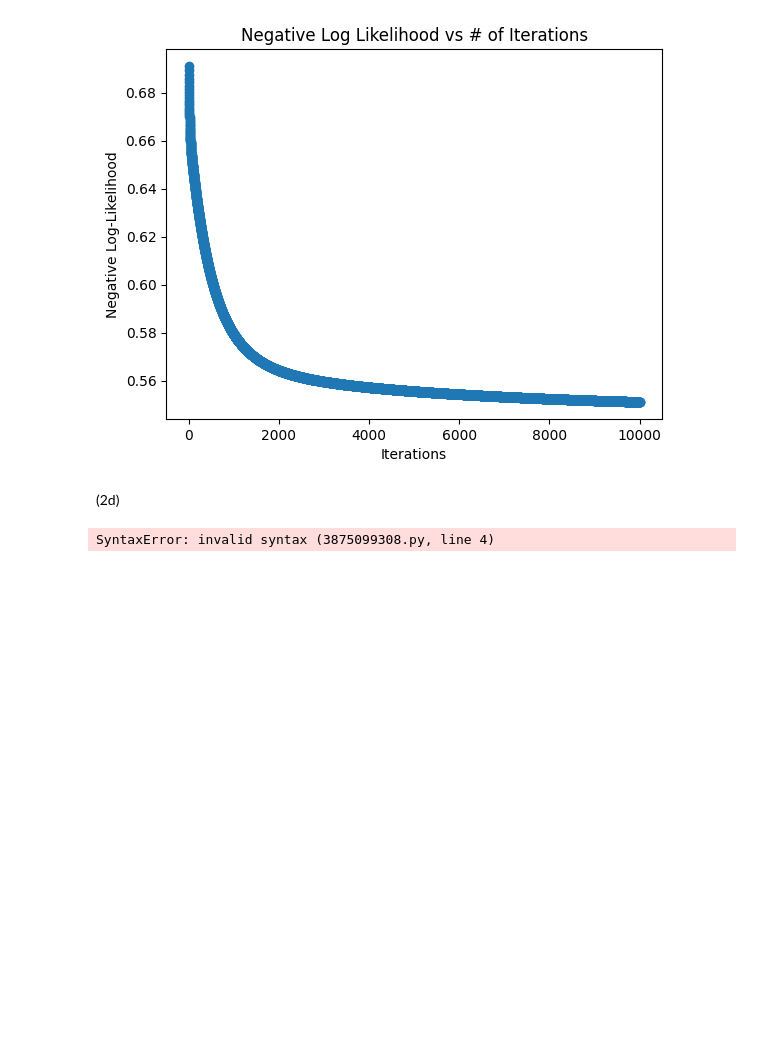
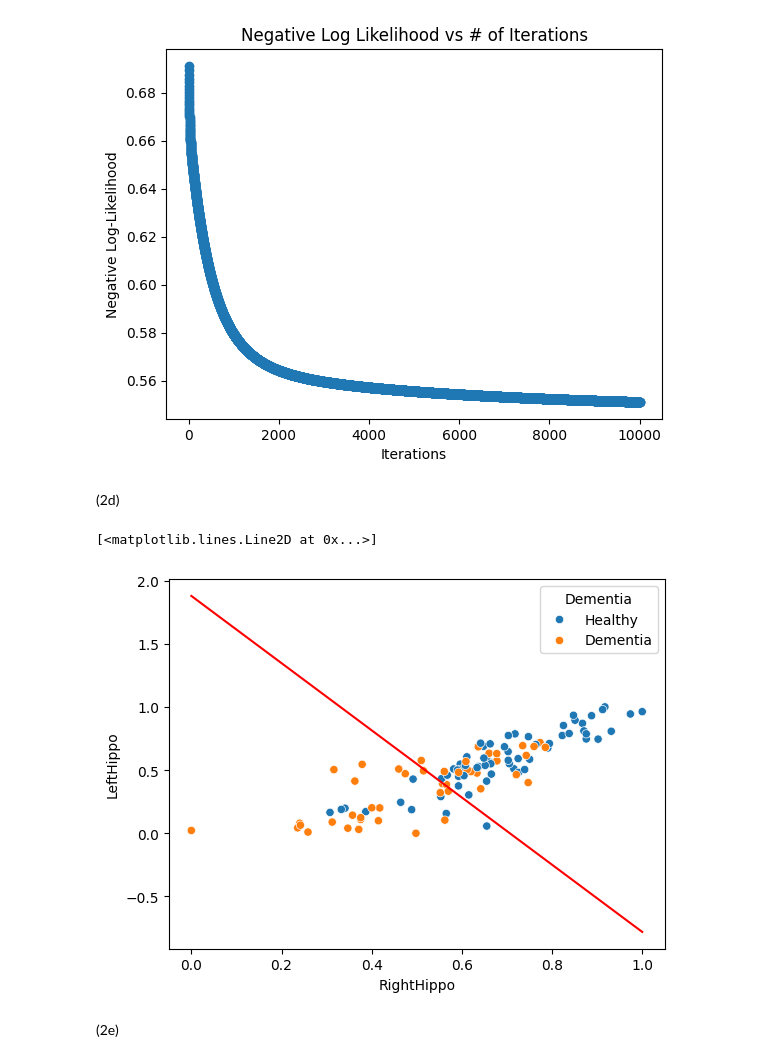
Before and after one commit to Delluvian/CS3501-Foundations-of-Data-Analysis, a Jupyter notebook: JupyterNotebooks/PS4/hmw4answers.ipynb, the cells around one changed output. Saved outputs shown, nothing was run; the diff lists cells and outputs as text; code cells hidden in the pictures; blank space fills up the shorter version.

```diff
--- a/JupyterNotebooks/PS4/hmw4answers.ipynb
+++ b/JupyterNotebooks/PS4/hmw4answers.ipynb
@@ -436,33 +444,36 @@ plt.show()
 # %%
 plot_df = pd.DataFrame({
     "RightHippo": right_scaled,
     "LeftHippo": left_scaled,
     "Dementia": train_data["Dementia"]
 })
 
 
-scatter = sns.scatterplot(data = Scaled_df, x = "RightHippo", y= "LeftHippo", hue = "Dementia") #2d Scatterplot
+scatter = sns.scatterplot(data = plot_df, x = "RightHippo", y= "LeftHippo", hue = "Dementia") #2d Scatterplot
 
 # Get the current legend
 legend = scatter.get_legend()
 
 # Specify custom labels
 custom_labels = ["Healthy", "Dementia"]
 
 # Set custom labels
 for text, label in zip(legend.texts, custom_labels):
     text.set_text(label)
 
 
 
 
 def linear_predictor(beta_vals, matrix):
     return sigmoid(np.dot(beta_vals,np.transpose(matrix)))
 
 
 x_values = np.array([np.min(Scaled_df),np.max(Scaled_df)])
 y_values = -(beta[0] + beta[1]*x_values) / beta[2]
 
-plt.plot(x_values,y_values)
+plt.plot(x_values,y_values, color = 'red')
 # %% [output]
-SyntaxError: invalid syntax (3875099308.py, line 4)
+[<matplotlib.lines.Line2D at 0x...>]
+[figure, added]
+# %% [markdown]
+(2e)
```
Also changed, not shown: parts of 2 cells of this notebook.
